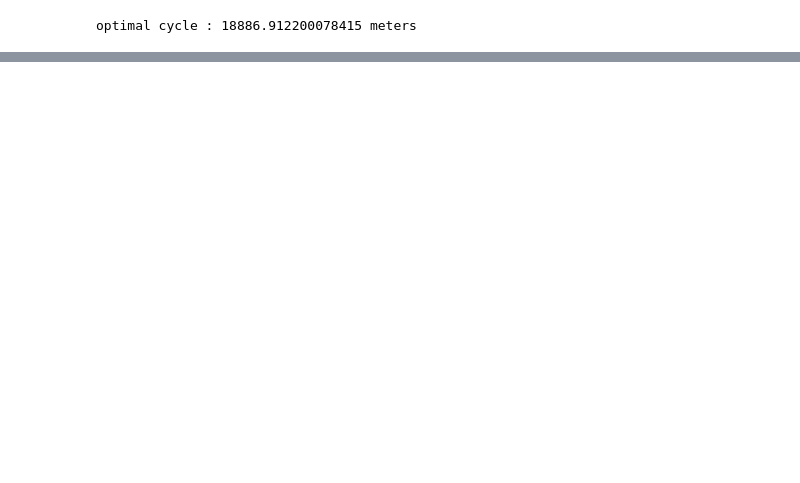
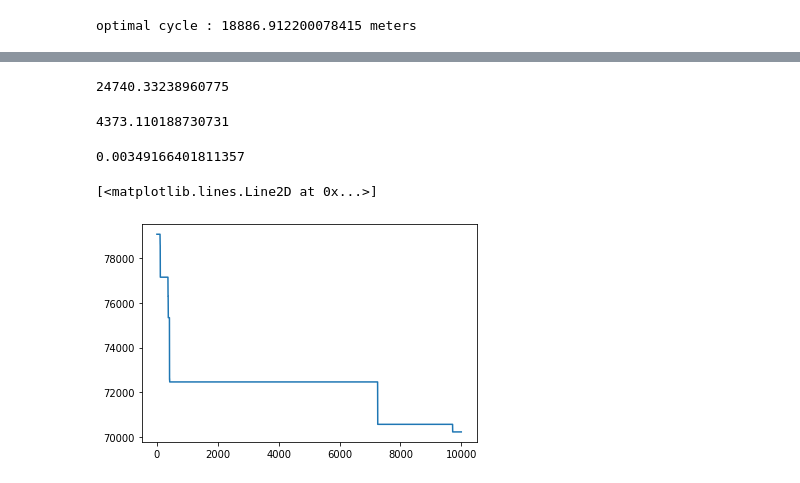
Before and after one commit to sherna90/analisis_algoritmos, a Jupyter notebook: 6.-tsp_or_tools.ipynb, the cells around one changed output, grey strips where cells are left out. Drawn from its saved outputs; the diff is of its cells as text; code cells hidden in the pictures; blank space fills up the shorter version.

```diff
--- a/6.-tsp_or_tools.ipynb
+++ b/6.-tsp_or_tools.ipynb
@@ -173,0 +243,51 @@ optimal cycle : 18886.912200078415 meters
+# %%
+def mutation(current):
+    i,j=np.random.randint(0,len(current),size=2)
+    new=current.copy()
+    new[i]=current[j]
+    new[j]=current[i]
+    return new
+# %%
+k=1-1e-4
+initial_temperature=1.2*(max(values)-min(values))
+min_temp=initial_temperature/10
+
+current=np.random.permutation(coords).tolist()
+current_value=make_cycle(current)
+temp=temperature_scheduling(initial_temperature,min_temp,k)
+epochs=int(1e4)
+loss=[]
+accept_rate=0
+for i in range(1,epochs):
+    new=mutation(current)
+    next_value=make_cycle(new)
+    delta = (next_value-current_value)
+    T=temp.logarithmic_decay(i)
+    if delta>0:
+        current=new
+        accept_rate+=1
+    else:
+        alpha=min(1,np.exp(-1.0*delta/T))
+        if alpha>np.random.random():
+            current=new
+            current_value=next_value
+            accept_rate+=1
+    loss.append(current_value)
+    accept_rate=accept_rate/epochs
+# %%
+delta
+# %% [output]
+24740.33238960775
+# %%
+T
+# %% [output]
+4373.110188730731
+# %%
+np.exp(-delta/T)
+# %% [output]
+0.00349166401811357
+# %%
+plt.plot(loss)
+# %% [output]
+[<matplotlib.lines.Line2D at 0x...>]
+[figure, added]
```
Also changed, not shown: parts of 11 cells of this notebook.
